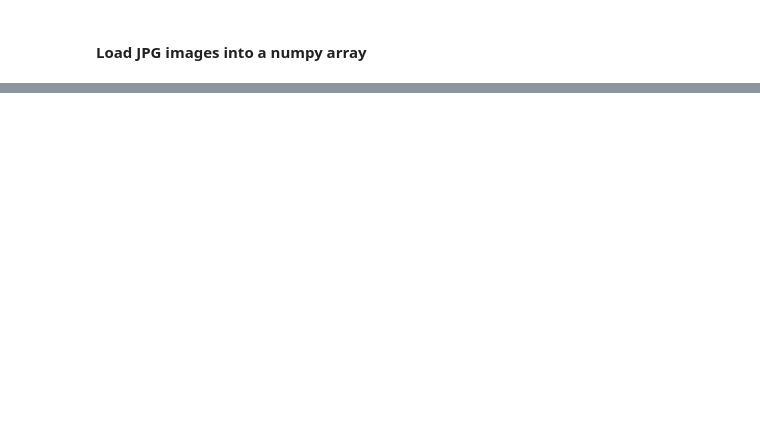
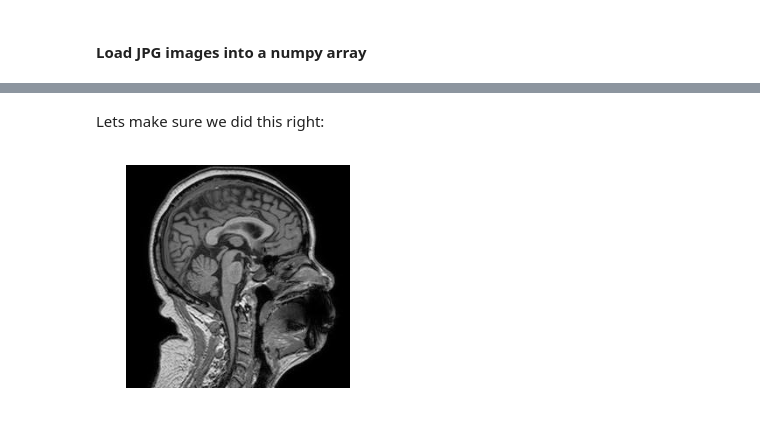
Before and after one commit to brainhack101/IntroDL, a Jupyter notebook: IntroToKeras.ipynb, the cells around one changed output, grey strips where cells are left out. Saved outputs shown, nothing was run; the diff lists cells and outputs as text; code cells hidden in the pictures; blank space fills up the shorter version.

```diff
--- a/IntroToKeras.ipynb
+++ b/IntroToKeras.ipynb
@@ -148,0 +149,17 @@ y_label[:N] = 1
+# %%
+np.random.seed(0) # set the random number generator seed, for consistency
+
+indices = np.arange(N) # returns a 1D array, [0,1,...N-1]
+np.random.shuffle(indices) # shuffles the indicies
+
+# the first 80% of the data will be the training set.
+N_80p = int(0.8 * N)
+indices_train = indices[:N_80p]
+X_train = data_array[indices_train,:,:,:]
+
+# the last 20% of the data will be the testing set.
+
+indices_test = indices[N_80p:]
+X_test = data_array[indices_test,:,:,:]
+
+print(X_train.shape, X_test.shape)
@@ -148,0 +174,9 @@ y_label[:N] = 1
+# %%
+X_train_flip = X_train[:, :, ::-1, :]
+X_test_flip = X_test[:, :, ::-1, :]
+# %% [markdown]
+Lets make sure we did this right:
+# %%
+view_slice(X_train_flip, 100)
+# %% [output]
+[figure, added]
```
Also changed, not shown: parts of 86 cells of this notebook.
